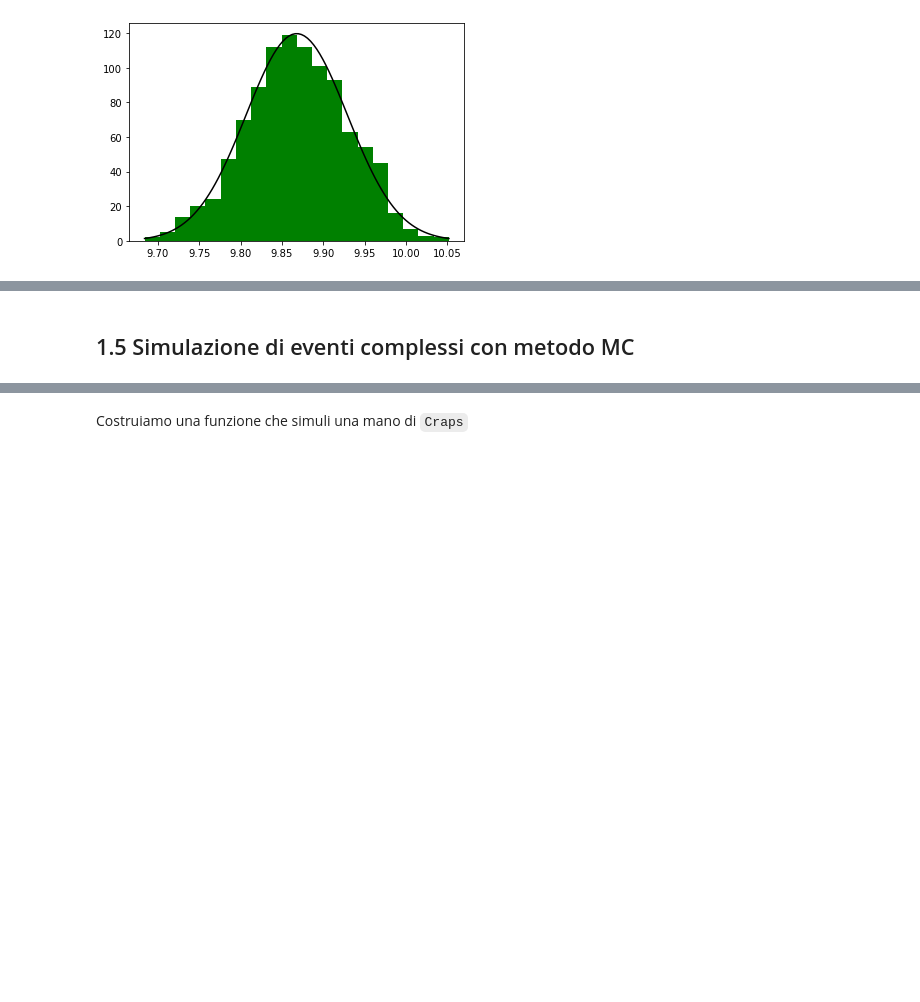
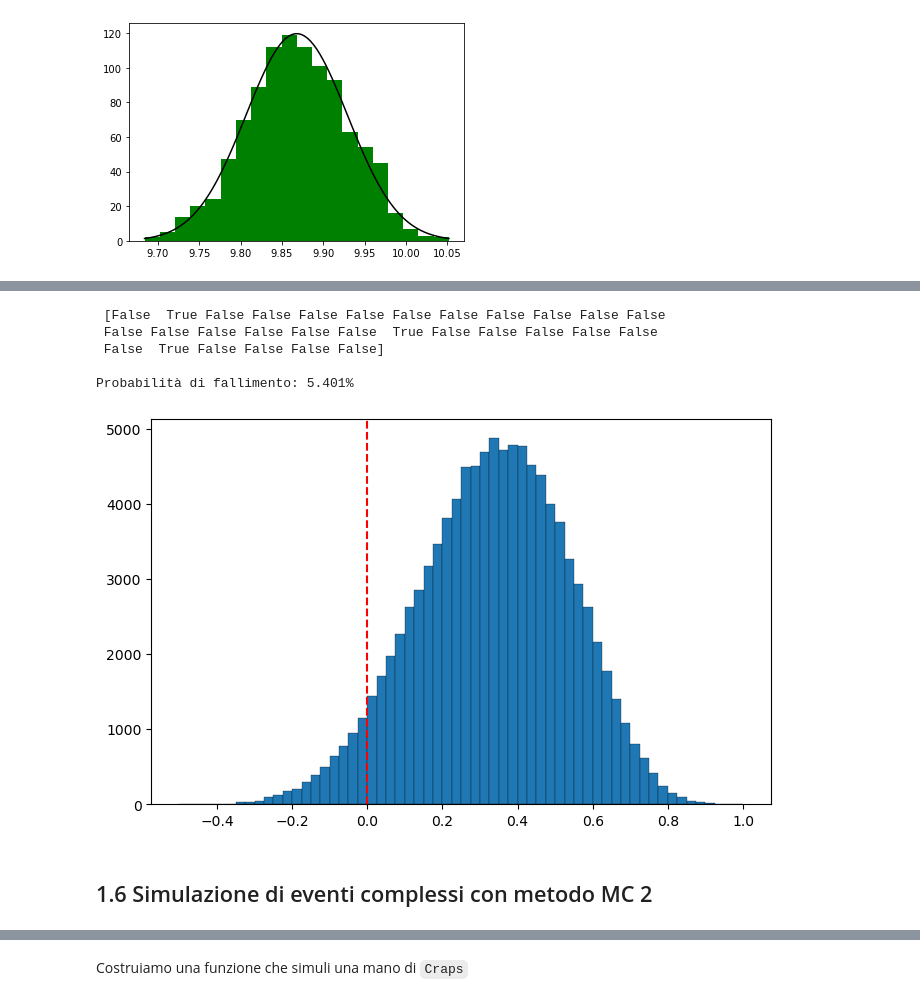
Before and after one commit to mainaezio/TIF_2025_Introduction_to_Python, a Jupyter notebook: ipynb/11_MetodoMontecarlo.ipynb, the cells around one changed output, grey strips where cells are left out. Saved outputs shown, nothing was run; the diff lists cells and outputs as text; code cells hidden in the pictures; blank space fills up the shorter version.

```diff
--- a/ipynb/11_MetodoMontecarlo.ipynb
+++ b/ipynb/11_MetodoMontecarlo.ipynb
@@ -314,4 +374,46 @@ ax3.plot(t,yval,c='k')
+# %%
+import numpy as np
+from numpy.random import default_rng
+
+rng = default_rng()
+
+s = 100000 # numero di campioni
+limit = 0 # valore minimo dello spazio residuo
+
+# componenti. rng restituisce degli nd.array.
+component_1 = rng.triangular(3.8, 4.0, 4.4,s)
+component_2 = rng.triangular(5.9, 6.0, 6.5,s)
+component_3 = rng.triangular(5.8, 6.0, 6.1,s)
+component_4 = rng.uniform(16.4, 16.6, s)
+
+# combiniamo i risultati
+total = component_4 - component_1 - component_2 - component_3
+
+# selezioniamo gli eventi per cui total è minore di zero
+fails = total < limit
+print("\n",fails[0:30],"\n")
+
+# True vale 1 mentre False vale zero. Trovo quindi il numero di True facendo la somma degli elementi di fails
+# Trovo la percentuale di fallimenti dividendo per il numero totale di evento e moltiplicando per 100
+probability = np.sum(fails)/len(total)*100
+
+print(f"Probabilità di fallimento: {probability}%")
+
+fig2, ax4 = plt.subplots(figsize=(8, 5))
+xrange2 = (-0.5, 1.0)
+nevent, bins, patches = ax4.hist(total, nbins, range=xrange2, edgecolor = "black", linewidth = linw)
+
+# Usando ``transform=vax.get_xaxis_transform()`` le coordinate y vengono scalate
+# in modo che 0 corrisponda all'estremo inferiore degli Axes and 1 all'estremo superiore.
+ax4.vlines(0, 0, 1, transform=ax4.get_xaxis_transform(), linestyle='dashed', colors='r');
+# %% [output]
+ [False  True False False False False False False False False False False
+ False False False False False False  True False False False False False
+ False  True False False False False]
+
+Probabilità di fallimento: 5.401%
+[figure, added]
 # %% [markdown]
-## 1.5 Simulazione di eventi complessi con metodo MC
+## 1.6 Simulazione di eventi complessi con metodo MC 2
 # %% [markdown]
 Il metodo Monte Carlo pu&ograve; essere utilizzato per simulare numericamente processi
```
Also changed, not shown: parts of 7 cells of this notebook, 3 other files.
